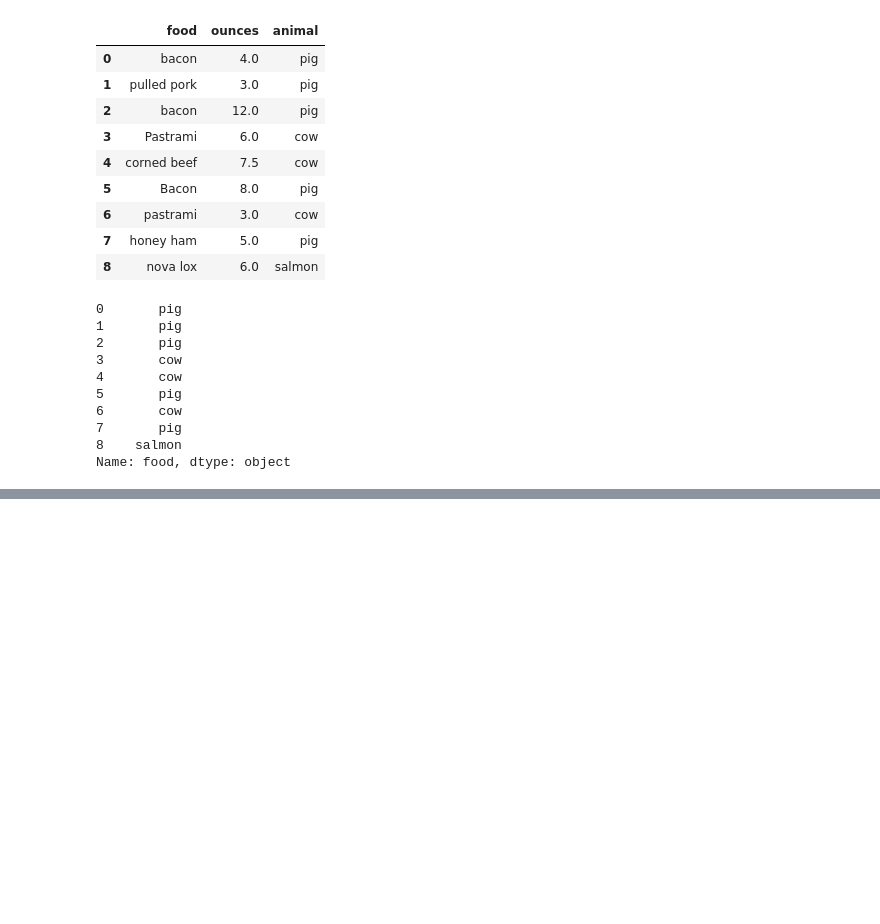
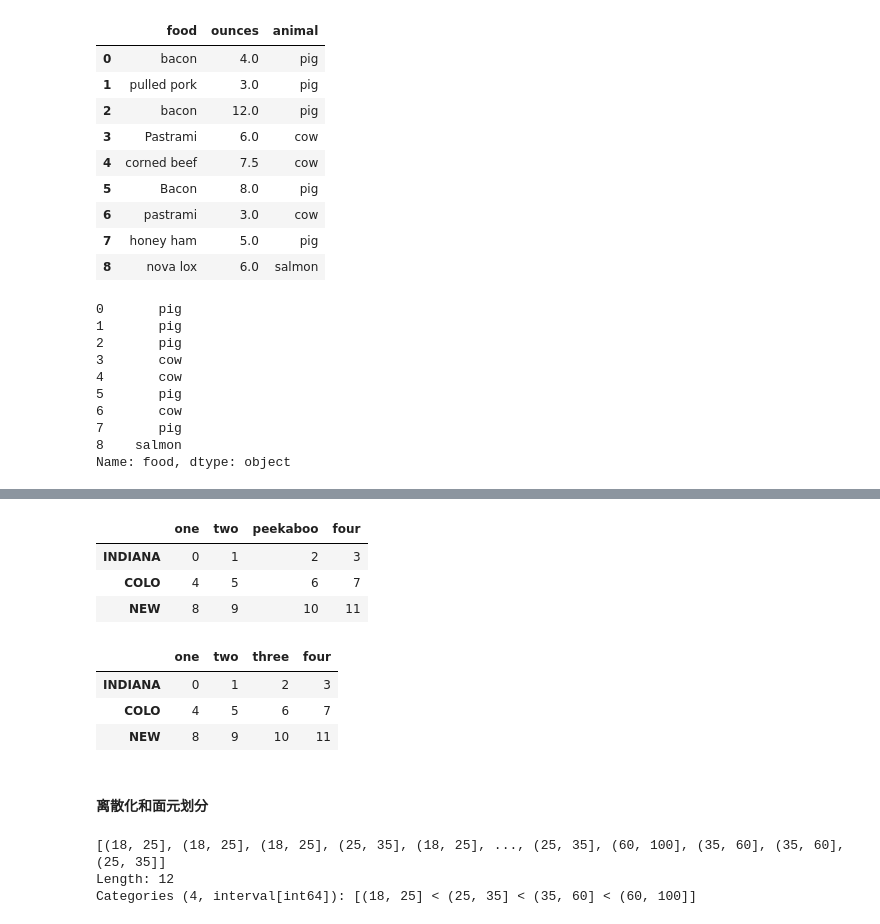
Before and after one commit to Chen-guoyi/Python-data-analysis, a Jupyter notebook: 第 7 章 数据清洗和准备.ipynb, the cells around one changed output, grey strips where cells are left out. Cells and saved outputs as stored; diff of their text form; code cells hidden in the pictures; blank space fills up the shorter version.

```diff
--- a/第 7 章 数据清洗和准备.ipynb
+++ b/第 7 章 数据清洗和准备.ipynb
@@ -579,0 +728,56 @@ Name: food, dtype: object
+# %%
+# rename 可以结合字典型对象实现部分轴标签的更新
+import pandas as pd
+from pandas import DataFrame
+import numpy as np
+
+data = pd.DataFrame(np.arange(12).reshape((3, 4)),
+                   index=['Ohio', 'Colorado', 'New York'],
+                   columns=['one', 'two', 'three', 'four'])
+transform = lambda x: x[:4].upper()
+data.index = data.index.map(transform)
+data.rename(index={'OHIO': 'INDIANA'},
+           columns={'three': 'peekaboo'})
+# %% [output]
+|  | one | two | peekaboo | four |
+| INDIANA | 0 | 1 | 2 | 3 |
+| COLO | 4 | 5 | 6 | 7 |
+| NEW | 8 | 9 | 10 | 11 |
+# %%
+# rename 可以实现复制 DataFrame 并对其索引和列标签进行赋值
+# 若希望就地修改某个数据集，传入 inplace=True 即可
+import pandas as pd
+from pandas import DataFrame
+import numpy as np
+
+data = pd.DataFrame(np.arange(12).reshape((3, 4)),
+                   index=['Ohio', 'Colorado', 'New York'],
+                   columns=['one', 'two', 'three', 'four'])
+transform = lambda x: x[:4].upper()
+data.index = data.index.map(transform)
+data.rename(index={'OHIO': 'INDIANA'}, inplace=True)
+data
+# %% [output]
+|  | one | two | three | four |
+| INDIANA | 0 | 1 | 2 | 3 |
+| COLO | 4 | 5 | 6 | 7 |
+| NEW | 8 | 9 | 10 | 11 |
+# %% [markdown]
+#### 离散化和面元划分
+# %%
+# 连续数据离散化或拆分为 “面元”（bin）
+
+import numpy as np
+
+# 有一组人员数据，希望划分为不同的年龄组
+ages = [20, 22, 25, 27, 21, 23, 37, 31, 61, 45, 41, 32]
+# 将这些数据划分为“18到25”、“26到35”、“35到60”以及“60以上”几个面元
+# 需要使用pandas的cut函数：
+bins = [18, 25, 35, 60, 100]
+
+cats = pd.cut(ages, bins)
+cats
+# %% [output]
+[(18, 25], (18, 25], (18, 25], (25, 35], (18, 25], ..., (25, 35], (60, 100], (35, 60], (35, 60], (25, 35]]
+Length: 12
+Categories (4, interval[int64]): [(18, 25] < (25, 35] < (35, 60] < (60, 100]]
```
Also changed, not shown: parts of 11 cells of this notebook.
